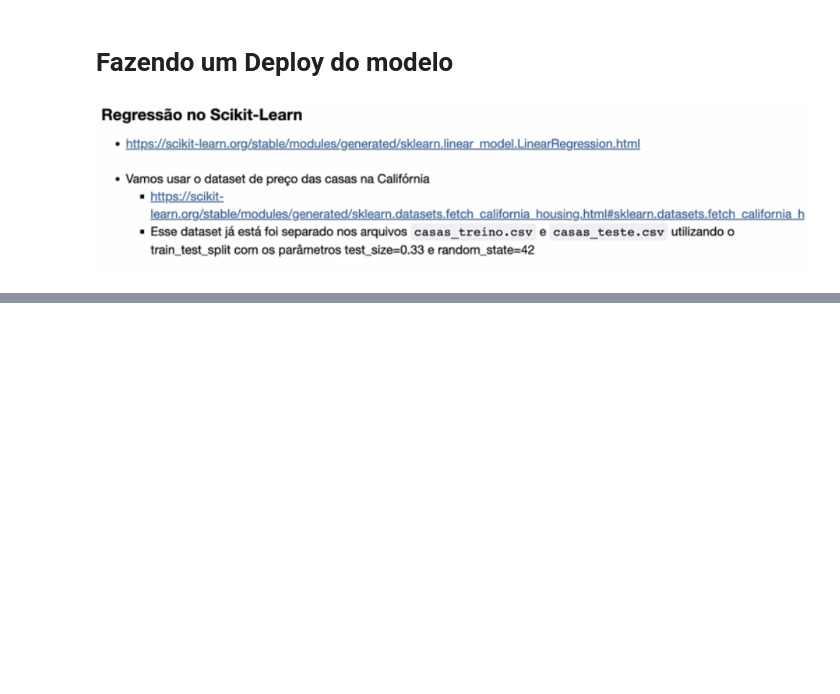
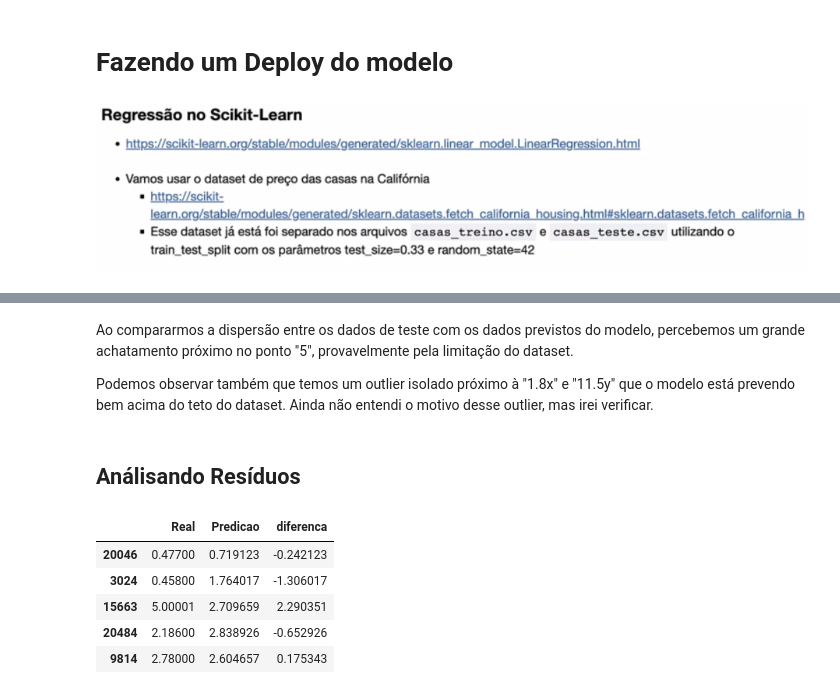
Before and after one commit to EledilsonB/Curso_Data_Science_Hashtag, a Jupyter notebook: aula6_Deploy.ipynb, the cells around one changed output, grey strips where cells are left out. Cells and saved outputs as stored; diff of their text form; code cells hidden in the pictures; blank space fills up the shorter version.

```diff
--- a/aula6_Deploy.ipynb
+++ b/aula6_Deploy.ipynb
@@ -20,0 +96,23 @@ ValueError: Invalid file path or buffer object type: <class 'sklearn.utils._bunc
+# %% [markdown]
+Ao compararmos a dispersão entre os dados de teste com os dados previstos do modelo, percebemos um grande achatamento próximo no ponto "5", provavelmente pela limitação do dataset.
+
+Podemos observar também que temos um outlier isolado próximo à "1.8x" e "11.5y" que o modelo está prevendo bem acima do teto do dataset. Ainda não entendi o motivo desse outlier, mas irei verificar.
+# %% [markdown]
+## Análisando Resíduos
+# %%
+# Calculando diferença entre Real e o Previsto.
+# erro => real - previsto
+
+df_comparacao = pd.DataFrame({'Real': y_test, 'Predicao': y_pred})
+
+df_comparacao['diferenca'] = df_comparacao['Real'] - df_comparacao['Predicao']
+
+
+df_comparacao.head()
+# %% [output]
+|  | Real | Predicao | diferenca |
+| 20046 | 0.47700 | 0.719123 | -0.242123 |
+| 3024 | 0.45800 | 1.764017 | -1.306017 |
+| 15663 | 5.00001 | 2.709659 | 2.290351 |
+| 20484 | 2.18600 | 2.838926 | -0.652926 |
+| 9814 | 2.78000 | 2.604657 | 0.175343 |
```
Also changed, not shown: parts of 15 cells of this notebook.
